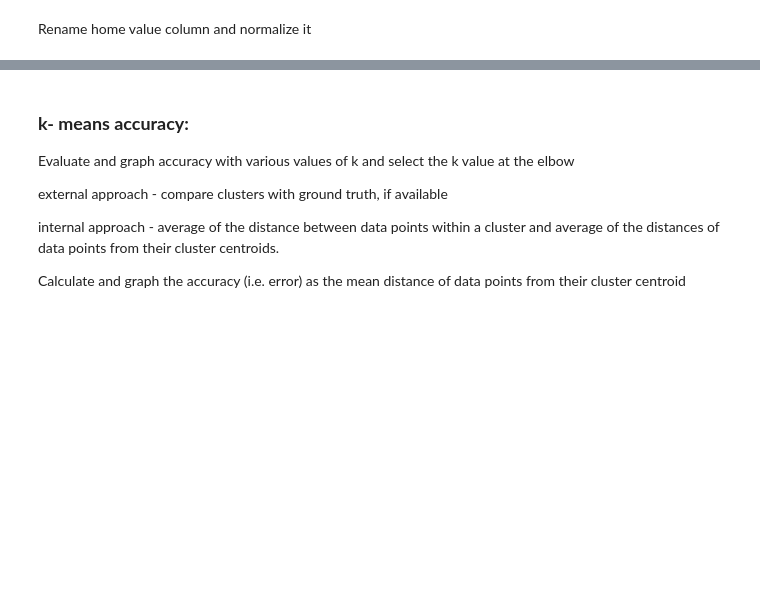
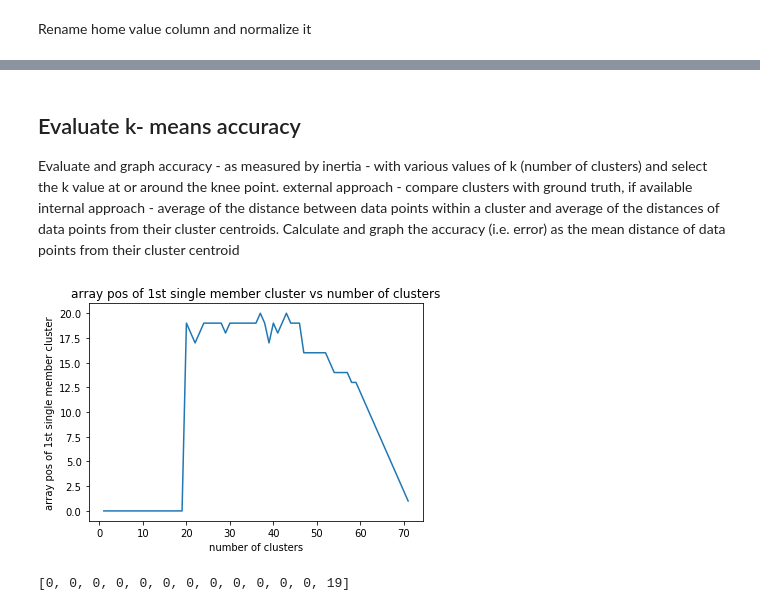
Before and after one commit to chiefs18/Coursera_Capstone, a Jupyter notebook: MH_Data_Sci_Capstone_JupyterNB.ipynb, the cells around one changed output, grey strips where cells are left out. Saved outputs shown, nothing was run; the diff lists cells and outputs as text; code cells hidden in the pictures; blank space fills up the shorter version.

```diff
--- a/MH_Data_Sci_Capstone_JupyterNB.ipynb
+++ b/MH_Data_Sci_Capstone_JupyterNB.ipynb
@@ -549,9 +429,6 @@ MSP_grouped_HV_Norm_clustering.shape
 # %% [markdown]
-### __k- means accuracy:__
-Evaluate and graph accuracy with various values of k and select the k value at the elbow
-
-external approach - compare clusters with ground truth, if available
-
-internal approach - average of the distance between data points within a cluster and average of the distances of data points from their cluster centroids.
-
-Calculate and graph the accuracy (i.e. error) as the mean distance of data points from their cluster centroid
+## Evaluate k- means accuracy
+Evaluate and graph accuracy - as measured by inertia - with various values of k (number of clusters) and select the k value at or around the knee point.
+    external approach - compare clusters with ground truth, if available
+    internal approach - average of the distance between data points within a cluster and average of the distances of data points from their cluster centroids.
+    Calculate and graph the accuracy (i.e. error) as the mean distance of data points from their cluster centroid
@@ -572,3 +458,39 @@ for k in kclusters:
+# %%
+unistart = []
+eff_ratio = []
+
+for i, j in zip(k_val,unity_start):
+    unistart.append(j)
+    eff_ratio.append(j/i)
+#k_minus_unistart[34:36]
+#eff_ratio[0:12]
+#del k_inertia
+#del k_val
+# %%
+# Initialize the plot with the specified dimensions.
+fig = plt.figure(figsize=(6, 4))
+
+# Create a plot
+ax = fig.add_subplot(1, 1, 1)
+
+# plot k-means inertia (to be minimized) vs number of clusters k. Select knee point in graph
+ax.plot(k_val, unistart)
+
+# Title of the plot
+ax.set_title('array pos of 1st single member cluster vs number of clusters')
+
+ax.set_xlabel('number of clusters')
+ax.set_ylabel('array pos of 1st single member cluster')
+#ax.set_xlim([15,20])
+#ax.set_ylim([-1,40])
+
+plt.show()
+# %% [output]
+[figure, added]
+# %%
+unistart[7:20]
+# %% [output]
+[0, 0, 0, 0, 0, 0, 0, 0, 0, 0, 0, 0, 19]
 # %%
 # Initialize the plot with the specified dimensions.
 fig = plt.figure(figsize=(6, 4))
```
Also changed, not shown: parts of 173 cells of this notebook, 1 other file.
